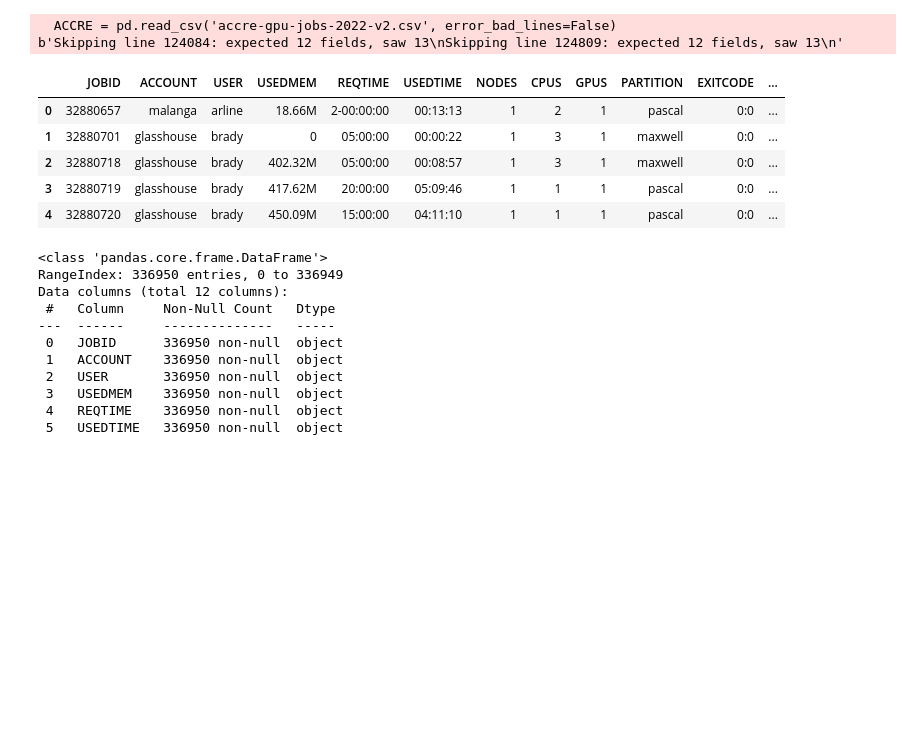
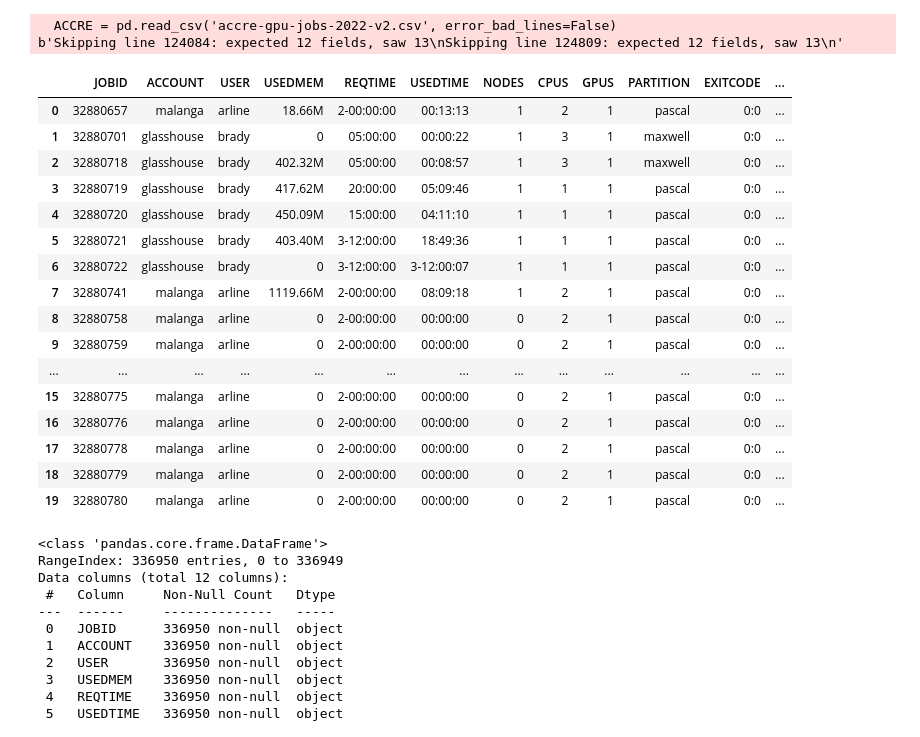
Before and after one commit to ashamaheshwari/accre_vanderbilt_project, a Jupyter notebook: AM_ACCRE.ipynb, the cells around one changed output. Drawn from its saved outputs; the diff is of its cells as text; code cells hidden in the pictures; blank space fills up the shorter version.

```diff
--- a/AM_ACCRE.ipynb
+++ b/AM_ACCRE.ipynb
@@ -10,14 +28,25 @@ ACCRE = pd.read_csv('accre-gpu-jobs-2022-v2.csv', error_bad_lines=False)
   ACCRE = pd.read_csv('accre-gpu-jobs-2022-v2.csv', error_bad_lines=False)
 b'Skipping line 124084: expected 12 fields, saw 13\nSkipping line 124809: expected 12 fields, saw 13\n'
 # %%
-ACCRE.head()
+ACCRE.head(20)
 # %% [output]
 |  | JOBID | ACCOUNT | USER | USEDMEM | REQTIME | USEDTIME | NODES | CPUS | GPUS | PARTITION | EXITCODE | ... |
 | 0 | 32880657 | malanga | arline | 18.66M | 2-00:00:00 | 00:13:13 | 1 | 2 | 1 | pascal | 0:0 | ... |
 | 1 | 32880701 | glasshouse | brady | 0 | 05:00:00 | 00:00:22 | 1 | 3 | 1 | maxwell | 0:0 | ... |
 | 2 | 32880718 | glasshouse | brady | 402.32M | 05:00:00 | 00:08:57 | 1 | 3 | 1 | maxwell | 0:0 | ... |
 | 3 | 32880719 | glasshouse | brady | 417.62M | 20:00:00 | 05:09:46 | 1 | 1 | 1 | pascal | 0:0 | ... |
 | 4 | 32880720 | glasshouse | brady | 450.09M | 15:00:00 | 04:11:10 | 1 | 1 | 1 | pascal | 0:0 | ... |
+| 5 | 32880721 | glasshouse | brady | 403.40M | 3-12:00:00 | 18:49:36 | 1 | 1 | 1 | pascal | 0:0 | ... |
+| 6 | 32880722 | glasshouse | brady | 0 | 3-12:00:00 | 3-12:00:07 | 1 | 1 | 1 | pascal | 0:0 | ... |
+| 7 | 32880741 | malanga | arline | 1119.66M | 2-00:00:00 | 08:09:18 | 1 | 2 | 1 | pascal | 0:0 | ... |
+| 8 | 32880758 | malanga | arline | 0 | 2-00:00:00 | 00:00:00 | 0 | 2 | 1 | pascal | 0:0 | ... |
+| 9 | 32880759 | malanga | arline | 0 | 2-00:00:00 | 00:00:00 | 0 | 2 | 1 | pascal | 0:0 | ... |
+| ... | ... | ... | ... | ... | ... | ... | ... | ... | ... | ... | ... | ... |
+| 15 | 32880775 | malanga | arline | 0 | 2-00:00:00 | 00:00:00 | 0 | 2 | 1 | pascal | 0:0 | ... |
+| 16 | 32880776 | malanga | arline | 0 | 2-00:00:00 | 00:00:00 | 0 | 2 | 1 | pascal | 0:0 | ... |
+| 17 | 32880778 | malanga | arline | 0 | 2-00:00:00 | 00:00:00 | 0 | 2 | 1 | pascal | 0:0 | ... |
+| 18 | 32880779 | malanga | arline | 0 | 2-00:00:00 | 00:00:00 | 0 | 2 | 1 | pascal | 0:0 | ... |
+| 19 | 32880780 | malanga | arline | 0 | 2-00:00:00 | 00:00:00 | 0 | 2 | 1 | pascal | 0:0 | ... |
 # %%
 ACCRE.info()
 # %% [output]
```
Also changed, not shown: parts of 29 cells of this notebook.
